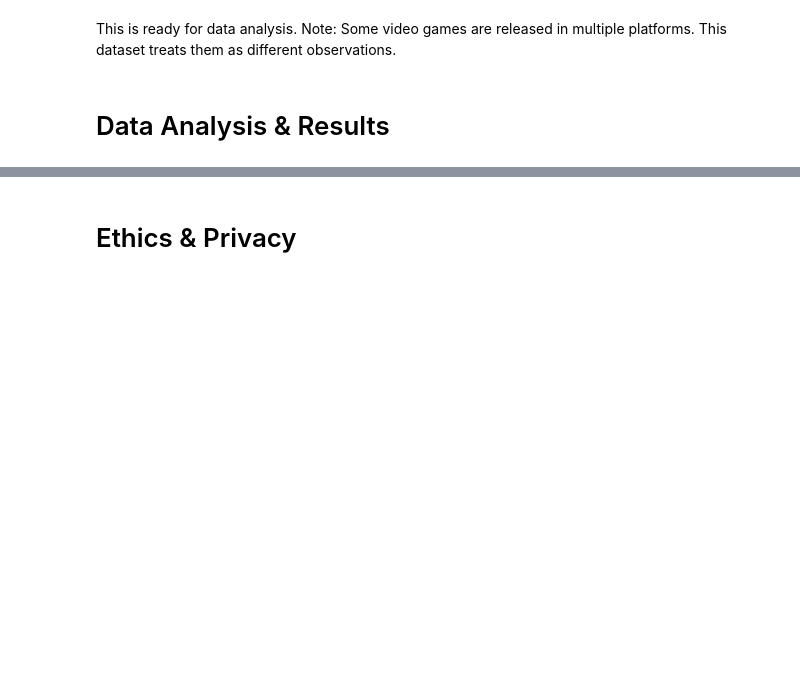
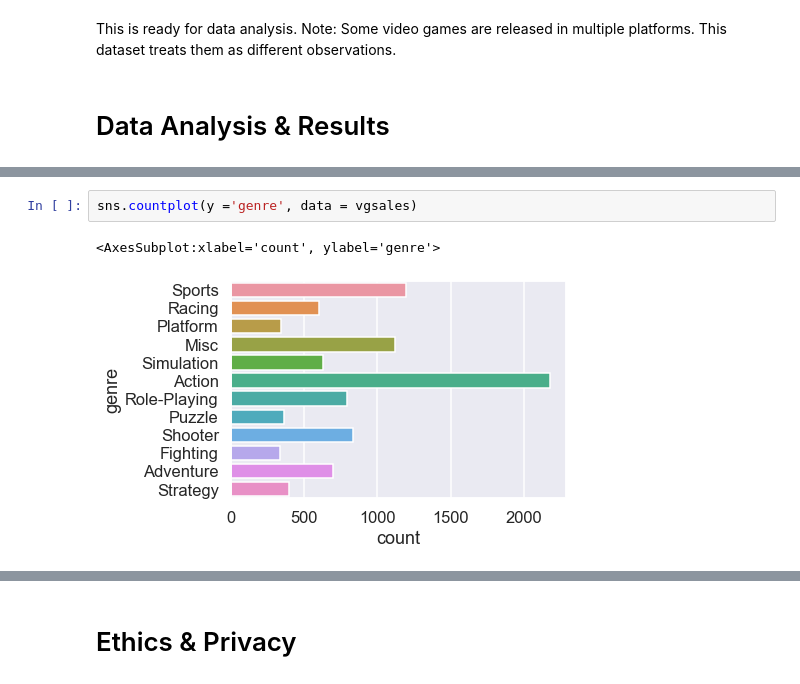
Before and after one commit to kvh8899/mostpopvidgame, a Jupyter notebook: FinalProject_group004_actual.ipynb, the cells around one changed output, grey strips where cells are left out. Drawn from its saved outputs; the diff is of its cells as text; blank space fills up the shorter version.

```diff
--- a/FinalProject_group004_actual.ipynb
+++ b/FinalProject_group004_actual.ipynb
@@ -163,0 +213,5 @@ Include cells that describe the steps in your data analysis.
+# %%
+sns.countplot(y ='genre', data = vgsales)
+# %% [output]
+<AxesSubplot:xlabel='count', ylabel='genre'>
+[figure, added]
```
Also changed, not shown: parts of 12 cells of this notebook.
